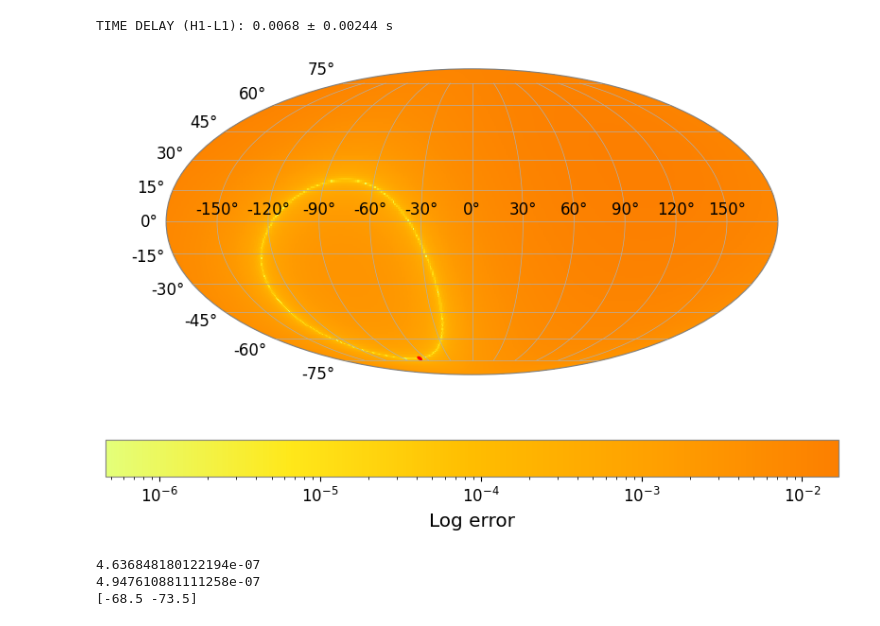
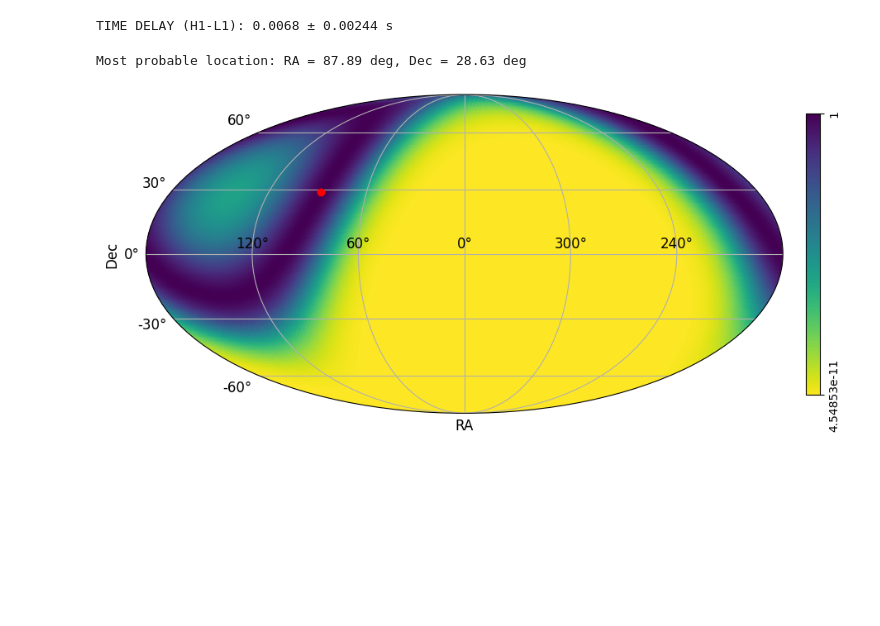
Before and after one commit to ljf441/gw-cosmology, a Jupyter notebook: matched_filtering.ipynb, the cells around one changed output. Drawn from its saved outputs; the diff is of its cells as text; code cells hidden in the pictures; blank space fills up the shorter version.

```diff
--- a/matched_filtering.ipynb
+++ b/matched_filtering.ipynb
@@ -167,30 +255,10 @@ vl_td = np.array(v1_time_delays) - np.array(l1_time_delays)
-# %%
-errors = np.sqrt((hl_td - (tc_H1-tc_L1))**2)
-fig = plt.figure(figsize=(10, 6))
-ax = fig.add_subplot(111, projection='mollweide')
-ra_grid, dec_grid = np.meshgrid(ra_s, dec_s)
-heatmap = ax.pcolormesh(ra_grid, dec_grid, errors.T, shading='auto', cmap='Wistia', norm=LogNorm(vmin=errors.min(), vmax=errors.max()))
-cbar = fig.colorbar(heatmap, ax=ax, orientation='horizontal')
-area = get_area(ra_grid, dec_grid, errors.T)
-circle = Circle((area[0],area[1]),
-                radius=0.01,
-                edgecolor='red',
-                facecolor='none',
-                linewidth=2,
-                transform=ax.transData)
-ax.add_patch(circle)
-cbar.set_label('Log error')
-plt.savefig('figures/HL_skymap.png', bbox_inches='tight', dpi=300)
-plt.show()
-A, B = np.partition(errors.flatten(), 1)[0:2]
-print(A)  # 1
-print(B)  # 2
-print(np.rad2deg(area))
-# %% [output]
-[figure, removed]
-4.636848180122194e-07
-4.947610881111258e-07
-[-68.5 -73.5]
+# %%
+dts = [tc_H1-tc_L1]
+sigmas = [(fwhm_H1 + fwhm_L1)/2]
+probalistic_loc_plot(dts, sigmas, 'HL')
+# %% [output]
+Most probable location: RA = 87.89 deg, Dec = 28.63 deg
+[figure, added]
 # %%
 fig, ax = plt.subplots(figsize=(12,6))
 ax.plot(time, snr_H1, label=fr'H1 SNR, $t_c$ = {tc_H1:.4f}s ± {fwhm_H1/2:.5f}s')
```
Also changed, not shown: parts of 9 cells of this notebook, 26 other files.
